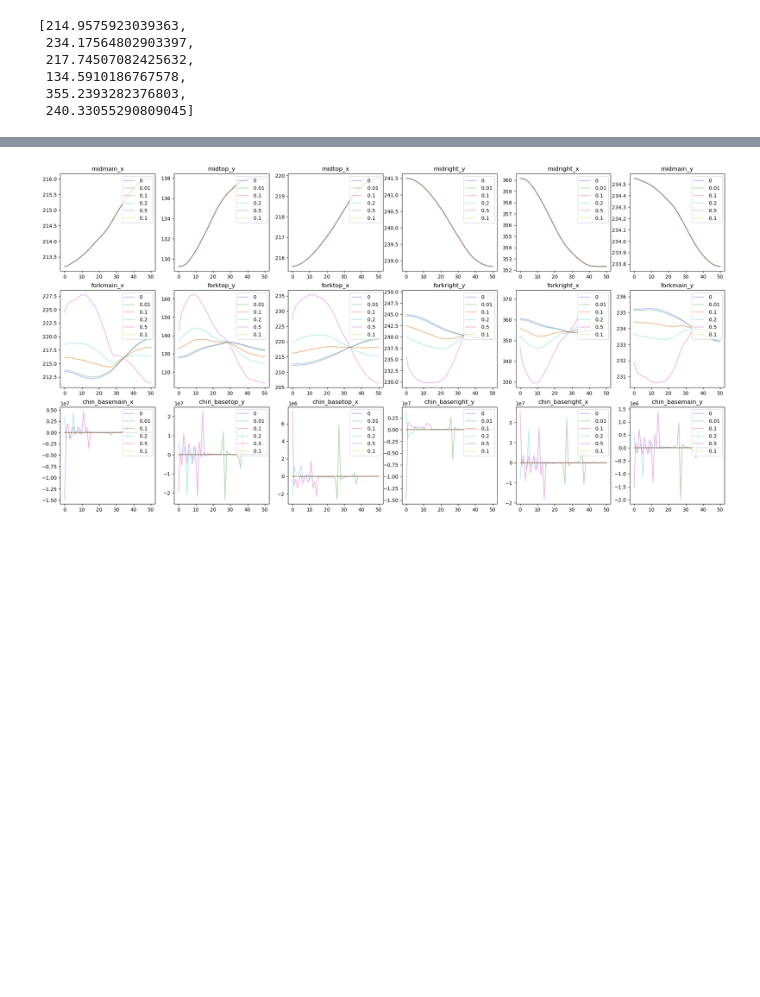
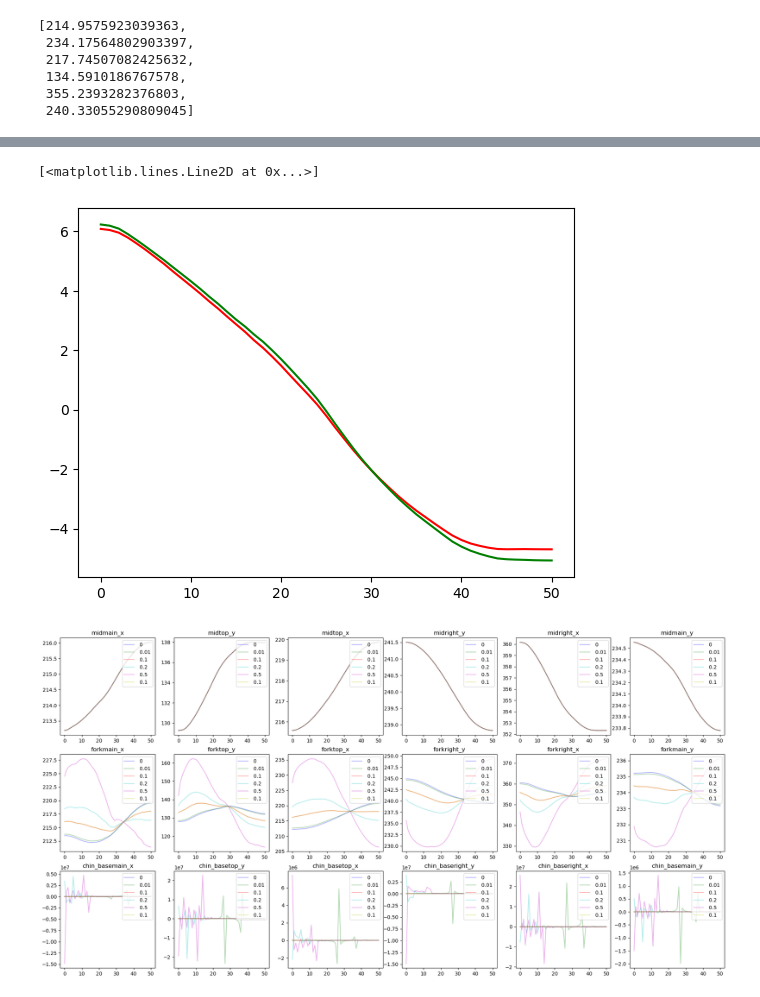
Before and after one commit to erialc-cal/eks, a Jupyter notebook: fish.ipynb, the cells around one changed output, grey strips where cells are left out. Cells and saved outputs as stored; diff of their text form; code cells hidden in the pictures; blank space fills up the shorter version.

```diff
--- a/fish.ipynb
+++ b/fish.ipynb
@@ -340,3 +332,9 @@ for n,key in enumerate(keypoint_ensemble_list):
+# %%
+plt.plot(all_mu[0]['{}_df'.format(cam)]['ensemble-kalman_tracker'][key]["x"] - np.mean(all_mu[0]['{}_df'.format(cam)]['ensemble-kalman_tracker'][key]["x"]), color='r')
+plt.plot(baseline[key+'_'+cam]["x"]- np.mean(baseline[key+'_'+cam]["x"]), color=color[1], label = ' {baseline}')
+# %% [output]
+[<matplotlib.lines.Line2D at 0x...>]
+[figure, added]
 # %%
 nkeys = len(keypoint_ensemble_list)
 ncams = len(camkeys)
```
Also changed, not shown: parts of 7 cells of this notebook, 2 other files.
